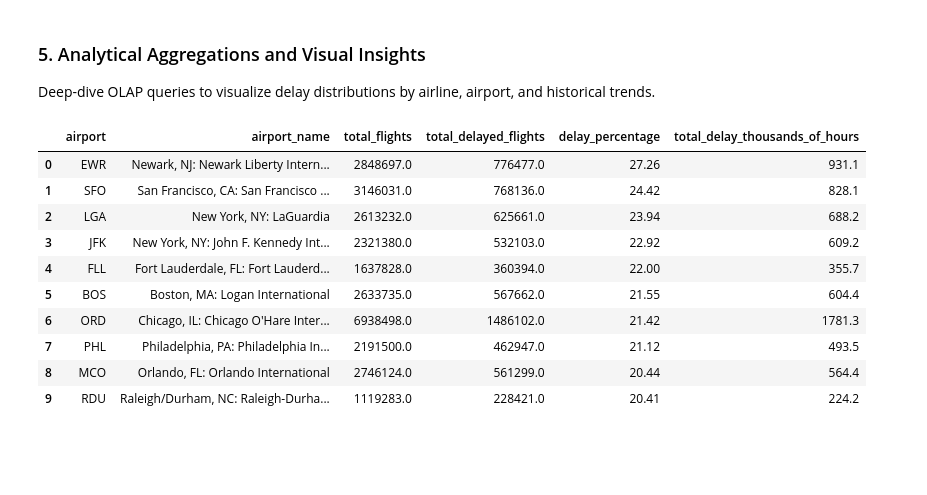
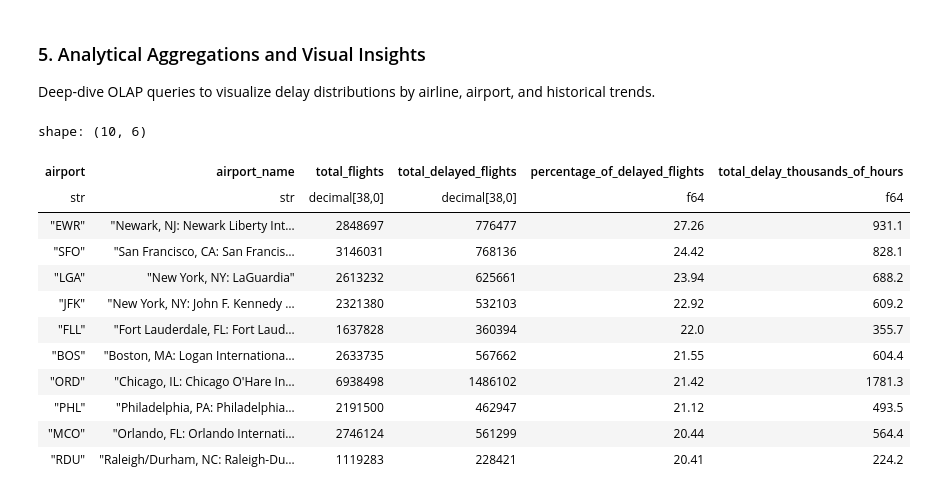
Before and after one commit to Dewaszmi/big-data-exercise-2026, a Jupyter notebook: notebooks/01_data_profiling.ipynb, the cells around one changed output. Cells and saved outputs as stored; diff of their text form; code cells hidden in the pictures; blank space fills up the shorter version.

```diff
--- a/notebooks/01_data_profiling.ipynb
+++ b/notebooks/01_data_profiling.ipynb
@@ -170,34 +160,35 @@ Total mismatch instances: 9
 ### 5. Analytical Aggregations and Visual Insights
 Deep-dive OLAP queries to visualize delay distributions by airline, airport, and historical trends.
 # %%
-# Top 10 Major Airports by Total Arrival Delay Volume
 top_airports_query = f"""
 SELECT
     airport,
     airport_name,
     SUM(arr_flights) AS total_flights,
     SUM(arr_del15) AS total_delayed_flights,
-    ROUND(SUM(arr_del15) * 100.0 / NULLIF(SUM(arr_flights), 0), 2) AS delay_percentage,
+    ROUND(SUM(arr_del15) * 100.0 / NULLIF(SUM(arr_flights), 0), 2) AS percentage_of_delayed_flights,
     ROUND(SUM(arr_delay) / 60.0 / 1000.0, 1) AS total_delay_thousands_of_hours
 FROM '{BTS_CSV_PATH}'
 WHERE arr_flights > 0
 GROUP BY airport, airport_name
 HAVING SUM(arr_flights) > 1000000
-ORDER BY delay_percentage DESC
+ORDER BY percentage_of_delayed_flights DESC
 LIMIT 10
 """
 df_top_airports = con.execute(top_airports_query).pl()
 display(df_top_airports)
 # %% [output]
+shape: (10, 6)
-|  | airport | airport_name | total_flights | total_delayed_flights | delay_percentage | total_delay_thousands_of_hours |
-| 0 | EWR | Newark, NJ: Newark Liberty Intern... | 2848697.0 | 776477.0 | 27.26 | 931.1 |
-| 1 | SFO | San Francisco, CA: San Francisco ... | 3146031.0 | 768136.0 | 24.42 | 828.1 |
-| 2 | LGA | New York, NY: LaGuardia | 2613232.0 | 625661.0 | 23.94 | 688.2 |
-| 3 | JFK | New York, NY: John F. Kennedy Int... | 2321380.0 | 532103.0 | 22.92 | 609.2 |
-| 4 | FLL | Fort Lauderdale, FL: Fort Lauderd... | 1637828.0 | 360394.0 | 22.00 | 355.7 |
-| 5 | BOS | Boston, MA: Logan International | 2633735.0 | 567662.0 | 21.55 | 604.4 |
-| 6 | ORD | Chicago, IL: Chicago O'Hare Inter... | 6938498.0 | 1486102.0 | 21.42 | 1781.3 |
-| 7 | PHL | Philadelphia, PA: Philadelphia In... | 2191500.0 | 462947.0 | 21.12 | 493.5 |
-| 8 | MCO | Orlando, FL: Orlando International | 2746124.0 | 561299.0 | 20.44 | 564.4 |
-| 9 | RDU | Raleigh/Durham, NC: Raleigh-Durha... | 1119283.0 | 228421.0 | 20.41 | 224.2 |
+| airport | airport_name | total_flights | total_delayed_flights | percentage_of_delayed_flights | total_delay_thousands_of_hours |
+| str | str | decimal[38,0] | decimal[38,0] | f64 | f64 |
+| "EWR" | "Newark, NJ: Newark Liberty Int… | 2848697 | 776477 | 27.26 | 931.1 |
+| "SFO" | "San Francisco, CA: San Francis… | 3146031 | 768136 | 24.42 | 828.1 |
+| "LGA" | "New York, NY: LaGuardia" | 2613232 | 625661 | 23.94 | 688.2 |
+| "JFK" | "New York, NY: John F. Kennedy … | 2321380 | 532103 | 22.92 | 609.2 |
+| "FLL" | "Fort Lauderdale, FL: Fort Laud… | 1637828 | 360394 | 22.0 | 355.7 |
+| "BOS" | "Boston, MA: Logan Internationa… | 2633735 | 567662 | 21.55 | 604.4 |
+| "ORD" | "Chicago, IL: Chicago O'Hare In… | 6938498 | 1486102 | 21.42 | 1781.3 |
+| "PHL" | "Philadelphia, PA: Philadelphia… | 2191500 | 462947 | 21.12 | 493.5 |
+| "MCO" | "Orlando, FL: Orlando Internati… | 2746124 | 561299 | 20.44 | 564.4 |
+| "RDU" | "Raleigh/Durham, NC: Raleigh-Du… | 1119283 | 228421 | 20.41 | 224.2 |
 # %%
```
Also changed, not shown: parts of 10 cells of this notebook, 3 other files.
